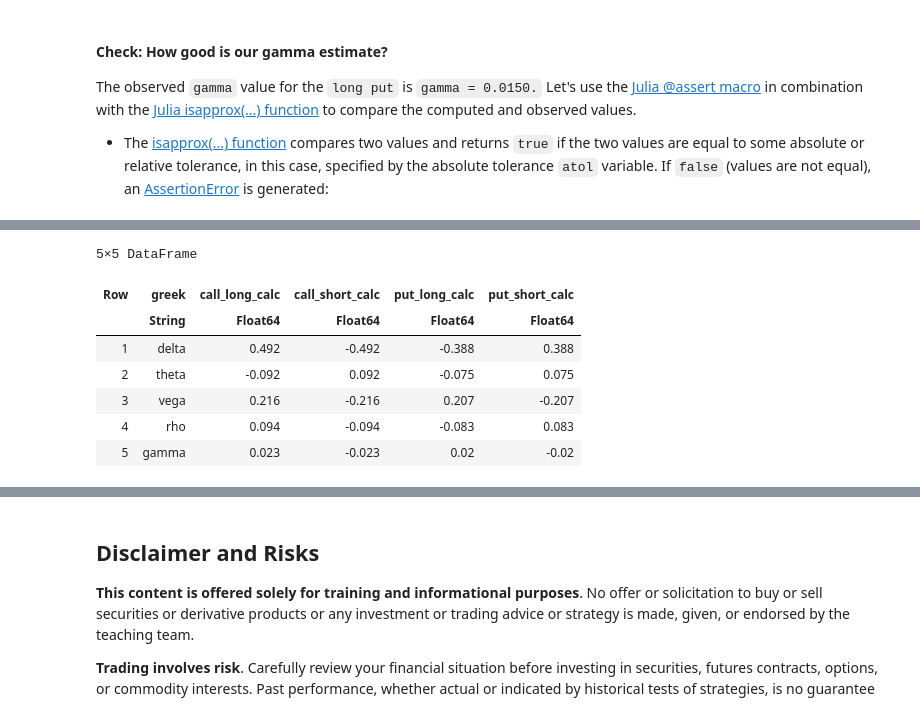
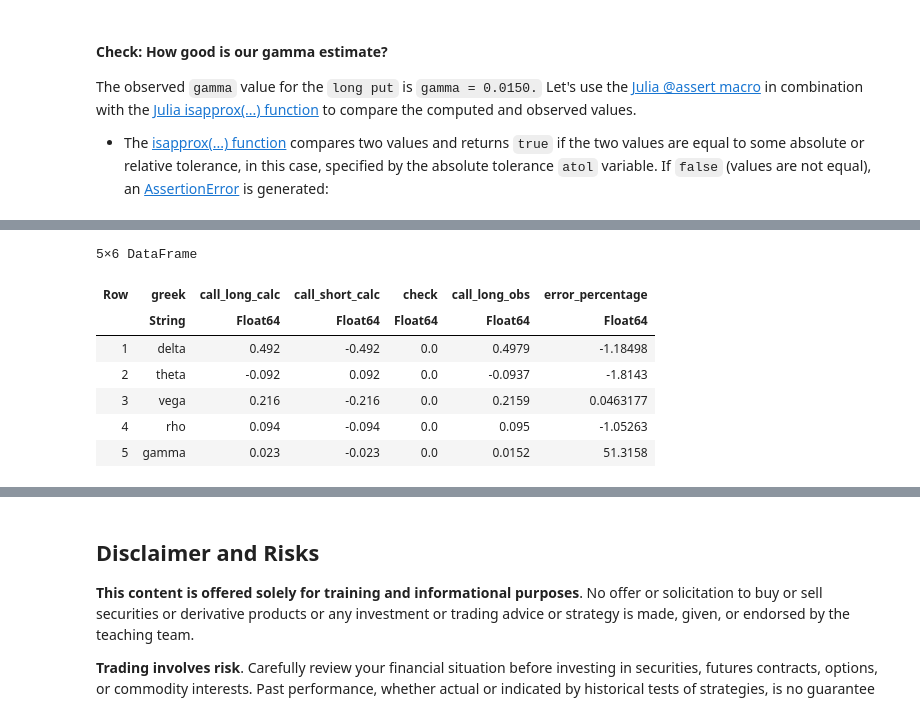
Before and after one commit to varnerlab/CHEME-130-eCornell-Repository, a Jupyter notebook: courses/CHEME-134/module-3/CHEME-134-Module-3-WorkedExample.ipynb, the cells around one changed output, grey strips where cells are left out. Saved outputs shown, nothing was run; the diff lists cells and outputs as text; code cells hidden in the pictures.

```diff
--- a/courses/CHEME-134/module-3/CHEME-134-Module-3-WorkedExample.ipynb
+++ b/courses/CHEME-134/module-3/CHEME-134-Module-3-WorkedExample.ipynb
@@ -332,13 +343,10 @@ let
     delta_row = (
         greek = "delta",
         call_long_calc = delta_long_call,
-        # call_long_obs = observed_value_delta_long_call,
         call_short_calc = (sense)*delta_long_call,
-        # call_short_obs = (sense)*observed_value_delta_long_call,
-        put_long_calc = delta_long_put,
-        # put_long_obs = observed_value_delta_long_put,
-        put_short_calc = (sense)*delta_long_put,
-        # put_short_obs = (sense)*observed_value_delta_long_put,
+        check = delta_long_call + (sense)*delta_long_call,
+        call_long_obs = observed_value_delta_long_call,
+        error_percentage = ((delta_long_call - observed_value_delta_long_call)/(observed_value_delta_long_call))*100
     )
     push!(greek_dataframe,delta_row);
 
@@ -346,67 +354,55 @@ let
     theta_row = (
         greek = "theta",
         call_long_calc = theta_long_call,
-        # call_long_obs = observed_value_theta_long_call,
         call_short_calc = (sense)*theta_long_call,
-        # call_short_obs = (sense)*observed_value_theta_long_call,
-        put_long_calc = theta_long_put,
-        # put_long_obs = observed_value_theta_long_put,
-        put_short_calc = (sense)*theta_long_put,
-        # put_short_obs = (sense)*observed_value_theta_long_put,
+        check = theta_long_call + (sense)*theta_long_call,
+        call_long_obs = observed_value_theta_long_call,
+        error_percentage = ((theta_long_call - observed_value_theta_long_call)/(observed_value_theta_long_call))*100,
     )
     push!(greek_dataframe,theta_row);
 
     # vega -
     vega_row = (
         greek = "vega",
         call_long_calc = vega_long_call,
-        # call_long_obs = observed_value_vega_long_call,
         call_short_calc = (sense)*vega_long_call,
-        # call_short_obs = (sense)*observed_value_vega_long_call,
-        put_long_calc = vega_long_put,
-        # put_long_obs = observed_value_vega_long_put,
-        put_short_calc = (sense)*vega_long_put,
-        # put_short_obs = (sense)*observed_value_vega_long_put,
+        check = vega_long_call + (sense)*vega_long_call,
+        call_long_obs = observed_value_vega_long_call,
+        error_percentage = ((vega_long_call - observed_value_vega_long_call)/(observed_value_vega_long_call))*100
     )
     push!(greek_dataframe,vega_row);
 
     # rho -
     rho_row = (
         greek = "rho",
         call_long_calc = rho_long_call,
-        # call_long_obs = observed_value_rho_long_call,
         call_short_calc = (sense)*rho_long_call,
-        # call_short_obs = (sense)*observed_value_rho_long_call,
-        put_long_calc = rho_long_put,
-        # put_long_obs = observed_value_rho_long_put,
-        put_short_calc = (sense)*rho_long_put,
-        # put_short_obs = (sense)*observed_value_rho_long_put,
+        check = rho_long_call + (sense)*rho_long_call,
+        call_long_obs = observed_value_rho_long_call,
+        error_percentage = ((rho_long_call - observed_value_rho_long_call)/(observed_value_rho_long_call))*100
     )
     push!(greek_dataframe,rho_row);
 
     # gamma -
     gamma_row = (
         greek = "gamma",
         call_long_calc = gamma_long_call,
-        # call_long_obs = observed_value_gamma_long_call,
         call_short_calc = (sense)*gamma_long_call,
-        # call_short_obs = (sense)*observed_value_gamma_long_call,
-        put_long_calc = gamma_long_put,
-        # put_long_obs = observed_value_gamma_long_put,
-        put_short_calc = (sense)*gamma_long_put,
-        # put_short_obs = (sense)*observed_value_gamma_long_put,
+        check = gamma_long_call + (sense)*gamma_long_call,
+        call_long_obs = observed_value_gamma_long_call,
+        error_percentage = ((gamma_long_call - observed_value_gamma_long_call)/(observed_value_gamma_long_call))*100
     )
     push!(greek_dataframe,gamma_row);
 
     # display -
     greek_dataframe
 end
 # %% [output]
-5×5 DataFrame
+5×6 DataFrame
-| Row | greek | call_long_calc | call_short_calc | put_long_calc | put_short_calc |
-|  | String | Float64 | Float64 | Float64 | Float64 |
-| 1 | delta | 0.492 | -0.492 | -0.388 | 0.388 |
-| 2 | theta | -0.092 | 0.092 | -0.075 | 0.075 |
-| 3 | vega | 0.216 | -0.216 | 0.207 | -0.207 |
-| 4 | rho | 0.094 | -0.094 | -0.083 | 0.083 |
-| 5 | gamma | 0.023 | -0.023 | 0.02 | -0.02 |
+| Row | greek | call_long_calc | call_short_calc | check | call_long_obs | error_percentage |
+|  | String | Float64 | Float64 | Float64 | Float64 | Float64 |
+| 1 | delta | 0.492 | -0.492 | 0.0 | 0.4979 | -1.18498 |
+| 2 | theta | -0.092 | 0.092 | 0.0 | -0.0937 | -1.8143 |
+| 3 | vega | 0.216 | -0.216 | 0.0 | 0.2159 | 0.0463177 |
+| 4 | rho | 0.094 | -0.094 | 0.0 | 0.095 | -1.05263 |
+| 5 | gamma | 0.023 | -0.023 | 0.0 | 0.0152 | 51.3158 |
```
Also changed, not shown: parts of 4 cells of this notebook, 3 other files.
